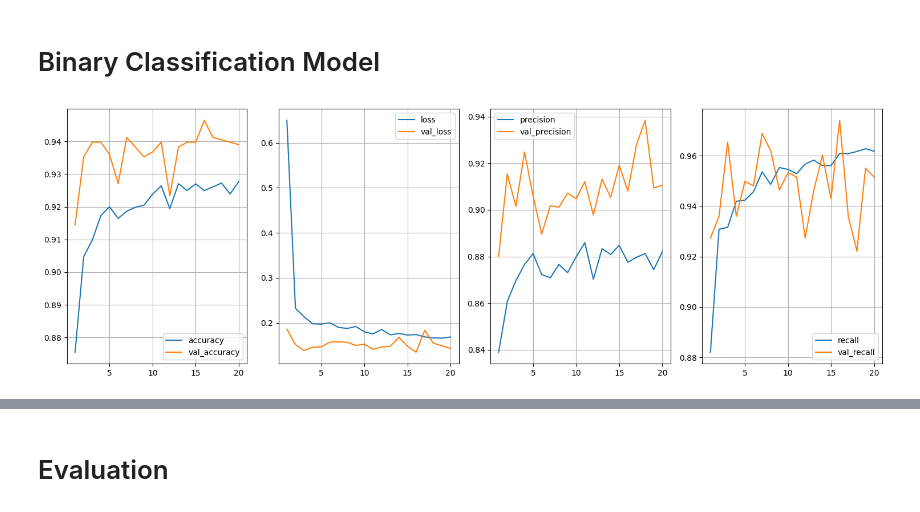
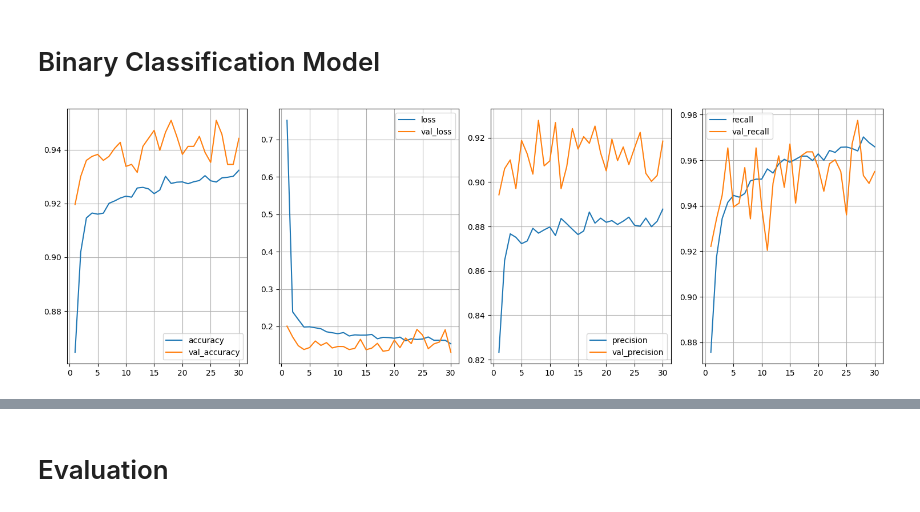
Before and after one commit to diwalsh/Medical-Imaging-Segmentation-Application, a Jupyter notebook: cnn_classification_resnet.ipynb, the cells around one changed output, grey strips where cells are left out. Cells and saved outputs as stored; diff of their text form; code cells hidden in the pictures.

```diff
--- a/cnn_classification_resnet.ipynb
+++ b/cnn_classification_resnet.ipynb
@@ -28,7 +28,7 @@ from tensorflow.keras.optimizers import Adam
 # %%
 # Define hyperparameters and constants
 BATCH_SIZE = 32
-EPOCHS = 20
+EPOCHS = 30
 LEARN_RATE = 0.001
 
 MEAN = 0.136
@@ -159,7 +159,7 @@ def plot_confusion_matrix(cm, classes,
 # %% [markdown]
 # Binary Classification Model
 # %%
-# Preprocess your images and create data generators with augmentation and normalization
+# Preprocess the images and create data generators with augmentation and normalization
 train_datagen = ImageDataGenerator(
     preprocessing_function = custom_normalization,
     rotation_range=20,
@@ -211,44 +211,47 @@ resnet_base = ResNet50V2(weights='imagenet', include_top=False, input_shape=(IM_
 for layer in resnet_base.layers:
     layer.trainable = False
 
-# Get the output tensor of the base ResNet50 model
+# Get the output tensor of the base ResNet50V2 model
 resnet_output = resnet_base.output
+
 # Flatten the output tensor
 flattened_output = Flatten()(resnet_output)
-# Add the fully connected layers
+
+# Add the fully connected layers: 1 layer with 256 neurons and the output layer with a sigmoid function
 deep_layers = Dense(256, kernel_initializer=glorot_uniform(seed=42), activation='relu')(flattened_output)
 dropout = Dropout(0.5)(deep_layers)
 output = Dense(1, activation='sigmoid')(dropout)
 
 # Create the model
 model = Model(inputs=resnet_base.input, outputs=output)
 
+# Compile de model
 optimizer = Adam(learning_rate=LEARN_RATE)
-metrics_ = [tf.keras.metrics.Precision(thresholds=0.5), tf.keras.metrics.Recall(thresholds=0.5), "accuracy"]
-model.compile(optimizer=optimizer, loss='binary_crossentropy', metrics=metrics_)
+eval_metrics = [tf.keras.metrics.Precision(thresholds=0.5), tf.keras.metrics.Recall(thresholds=0.5), "accuracy"]
+model.compile(optimizer=optimizer, loss='binary_crossentropy', metrics=eval_metrics)
 
 #class_0 = 15149
 #class_1 = 11585
 #w_0 = (1 / class_0) * ((class_0 + class_1) / 2.0)
 #w_1 = (1 / class_1) * ((class_0 + class_1) / 2.0)
 #print(w_0, w_1)
 #class_weight = {0: w_0, 1: w_1}
 
 print(f"Training samples: {train_generator.samples}")
 print(f"Validation samples: {validation_generator.samples}")
 print(f"Test samples: {test_generator.samples}")
 
 # Train the model
 history = model.fit(
     train_generator,
     batch_size=BATCH_SIZE,
     epochs=EPOCHS,
     #validation steps=
     #steps_per_epoch
     verbose=1,
     validation_data=validation_generator,
     #class_weight=class_weight,
     callbacks=plot_learning()
 )
 # %% [output]
-[figure, old version]
+[figure, new version]
```
Also changed, not shown: parts of 7 cells of this notebook.
